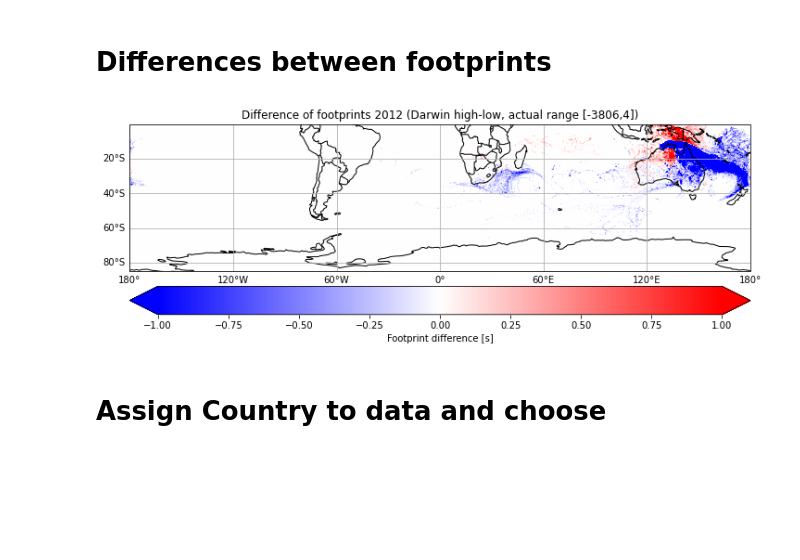
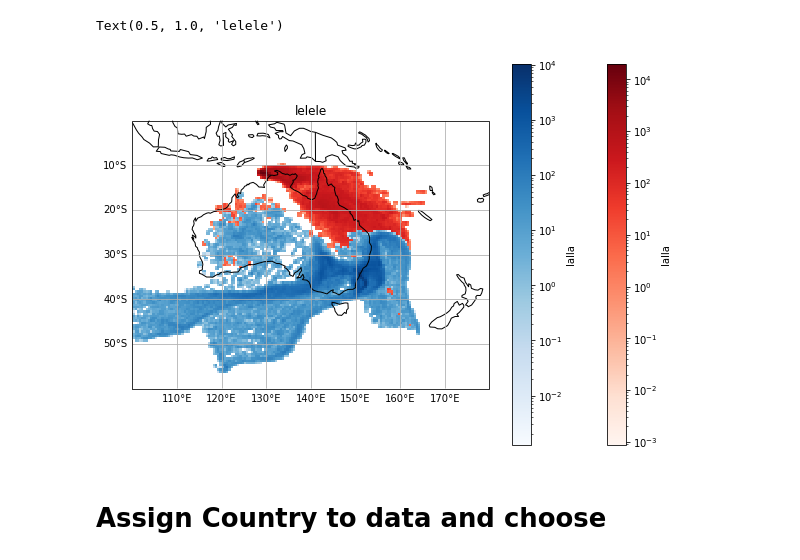
Before and after one commit to christopher-lw/ColumnFLEXPART, a Jupyter notebook: open_data/open_flexpart.ipynb, the cells around one changed output. Drawn from its saved outputs; the diff is of its cells as text; code cells hidden in the pictures; blank space fills up the shorter version.

```diff
--- a/open_data/open_flexpart.ipynb
+++ b/open_data/open_flexpart.ipynb
@@ -197,2 +45,2 @@ class FlexDataset():
 # %%
-fd = FlexDataset(dir_path + file_path)
+fd = FlexDataset(dir_path + file_path, extent=[100,180,-60,0])
@@ -302,43 +50,14 @@ Text(0.5, 1.0, 'Footprint of Darwin station 2012')
-# %% [markdown]
-# Differences between footprints
-# %%
-pointspec1 = [3]
-pointspec2 = [5]
-
-if type(pointspec1)!=list and type(pointspec2) != list:
-    sum_dict = dict(dim=["time"])
-else:
-    sum_dict = dict(dim=["time", "pointspec"])
-mass1 = data.spec001_mr[dict(pointspec=pointspec1)].sum(**sum_dict)
-mass2 = data.spec001_mr[dict(pointspec=pointspec2)].sum(**sum_dict)
-#diff = data.spec001_mr[dict(pointspec=[pointspec1, pointspec2])].sum(dim="time").diff(dim="pointspec")
-#.sum(**sum_dict)
-diff = mass2 - mass1
-
-cmap = "bwr"#["jet"]#
-
-extent = [-180,180,-85,0]
-vmin = -1
-vmax = 1
-min_val = np.min(diff.values)
-max_val = np.max(diff.values)
-
-fig, ax = plt.subplots(1, 1, figsize=(12,6), subplot_kw=dict(projection=ccrs.PlateCarree()))
-add_map(ax, extent=extent)
-
-#mass = data.spec001_mr[dict(pointspec=pointspec)].sum(dim="time")
-#mass = mass.where(mass!=0)
-
-
-diff.plot(ax=ax, cmap=cmap, transform=ccrs.PlateCarree(),
-          vmin=vmin, vmax=vmax,
-          cbar_kwargs=dict(label="Footprint difference [s]",
-                         orientation="horizontal",
-                         pad=0.05))
-ax.set_title(f"Difference of footprints 2012 (Darwin high-low, actual range [{min_val:.{0}f},{max_val:.{0}f}])")
-#fig.savefig(f"/mnt/lustre01/pf/b/b381737/python_scripts/master/open_data/figures/australia/dar_high_vs_low_12.png")
-# %% [output]
-[figure, removed]
+# %%
+fd.plot_cache = dict()
+fig, ax = plt.subplots(figsize=(10, 7), subplot_kw=dict(projection=ccrs.PlateCarree()))
+#fd.plot(ax, 0, np.arange(50,100), [1,2,3,4,5,6])
+fd.plot_footprint(ax, 0, norm=colors.LogNorm(), cmap="Reds", cbar_kwargs=dict(label="lalla"))
+fd.plot_footprint(ax, 1, norm=colors.LogNorm(), cmap="Blues", cbar_kwargs=dict(label="lalla"))
+fd.add_map(ax)
+ax.set_title("lelele")
+# %% [output]
+Text(0.5, 1.0, 'lelele')
+[figure, added]
 # %% [markdown]
 # Assign Country to data and choose
 # %%
```
Also changed, not shown: parts of 20 cells of this notebook, 1 other file.
